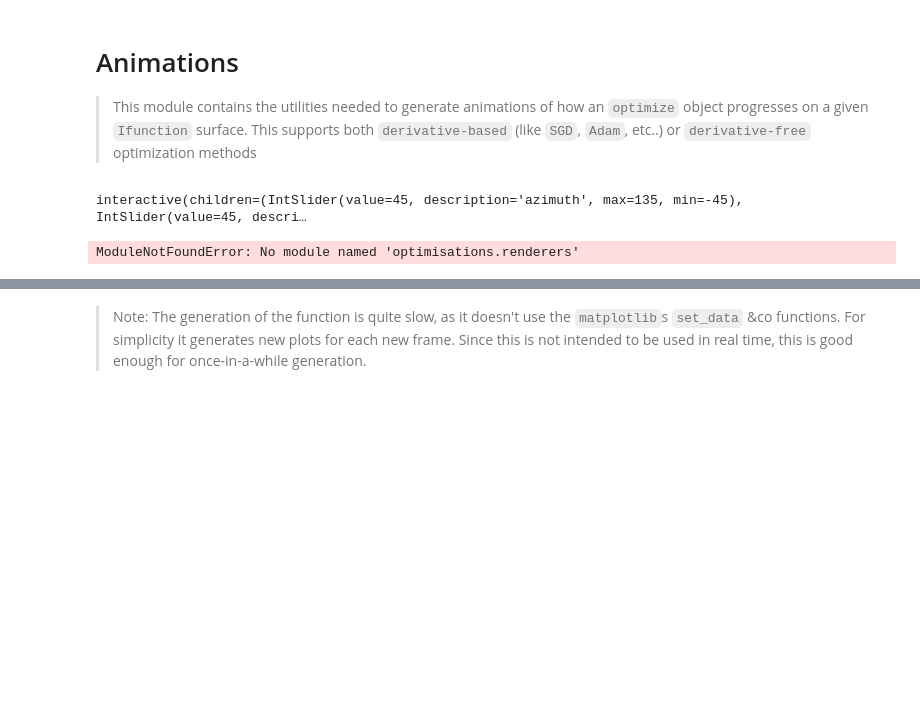
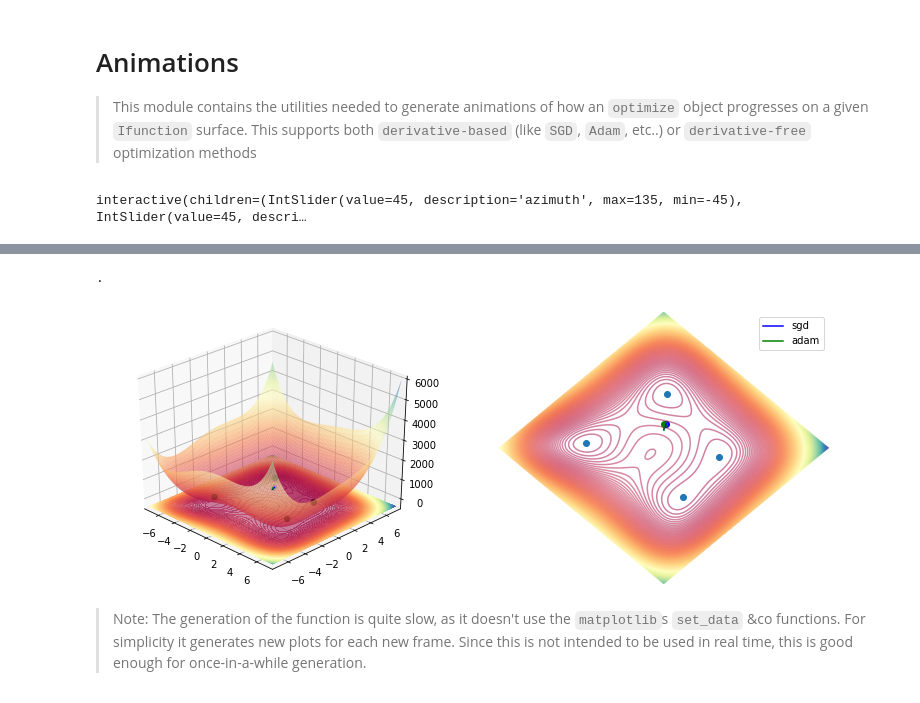
Before and after one commit to clungu/optimisations, a Jupyter notebook: 04_animations.ipynb, the cells around one changed output, grey strips where cells are left out. Cells and saved outputs as stored; diff of their text form; code cells hidden in the pictures; blank space fills up the shorter version.

```diff
--- a/04_animations.ipynb
+++ b/04_animations.ipynb
@@ -27,7 +27,7 @@ from optimisations.optimizers import optimize
 interactive(children=(IntSlider(value=45, description='azimuth', max=135, min=-45), IntSlider(value=45, descri…
 # %%
 #export
-from optimisations.renderers import decorate_with_derivative_based_plot
+from optimisations.renderers import Figure, decorate_with_derivative_based_plot
 
 renderers = {
     'sgd': decorate_with_derivative_based_plot,
@@ -54,27 +54,30 @@ def single_frame(i, optimisations: Union[optimize, List[optimize]], figure: Figu
     for i, optimisation in enumerate(optimisations):
         if optimisation.optimizer_name not in renderers and i <= 1:  # only show this error once
             print(f"Couldn't find a propper renderer for function named {optimisation.optimizer_name}. Will try to use the default `decorate_with_derivative_based_plot` method.")
+
+        optimisation.update()
+
         renderer = renderers.get(optimisation.optimizer_name, decorate_with_derivative_based_plot)
+        points = np.array([np.asarray(optimisation._get_params(state)) for state in optimisation.history])
+        points = [(x, y, optimisation.function(x, y)) for x, y in points]
 
-        renderer(i, optimisation, figure)
+        renderer(optimisation.optimizer_name, points, figure)
 
     figure.ax_2d.plot()
     print(".", end ="")
-# %% [output]
-ModuleNotFoundError: No module named 'optimisations.renderers'
 # %%
 from optimisations.optimizers import optimize_multi
-from jax.experimental.optimizers import adam
+from jax.experimental.optimizers import sgd, adam
+from optimisations.functions import himmelblau
 
 function = himmelblau()
 
-figure=Figure(
+figure = Figure(
     fig=plt.figure(figsize=(13,5)),
     contour_log_scale=False,
     angle=45-90,
     zoom_factor=-0.5
-)
-figure.fig, figure.ax_3d, figure.ax_2d = plot_function(function, fig=figure.fig, angle=figure.angle, contour_log_scale=figure.contour_log_scale, zoom_factor=figure.zoom_factor)
+).for_function(function)
 
 
 single_frame(
@@ -89,3 +92,4 @@ single_frame(
     figure=figure,
     renderers=renderers
 );
+# %% [output]
@@ -92,3 +97,5 @@ single_frame(
+.
+[figure, added]
 # %%
 #export
 def animate(optimisations: Union[optimize, List[optimize]], figure: Figure=None, renderers=renderers, frames=20, interval=50, output='mp4'):
```
Also changed, not shown: parts of 5 cells of this notebook, 4 other files.
